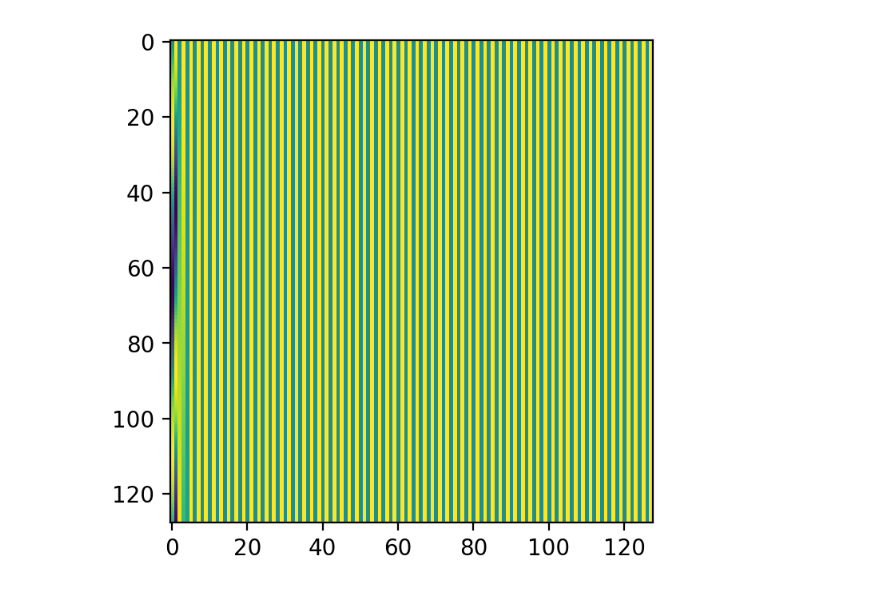
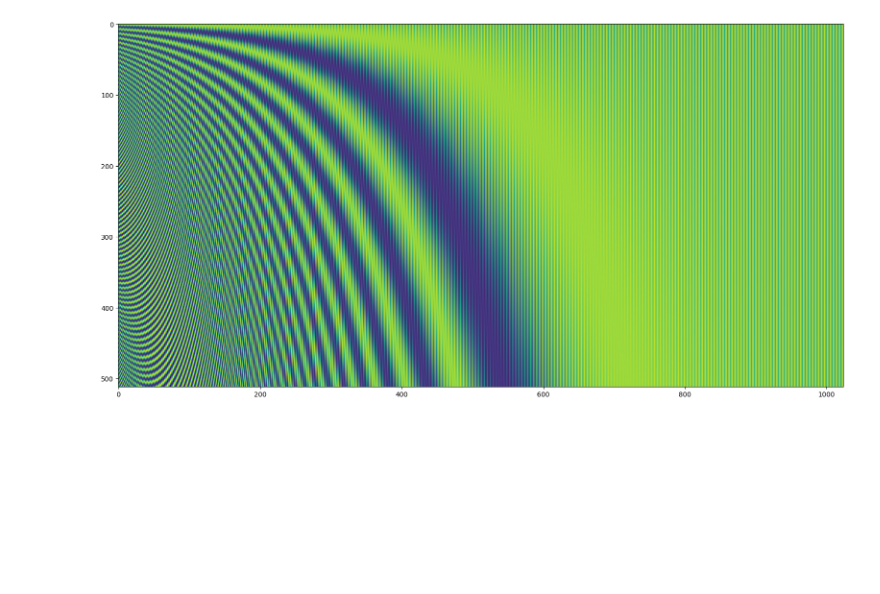
Before and after one commit to nymwa/tokipona_notebook, a Jupyter notebook: posenc.ipynb, the cells around one changed output. Saved outputs shown, nothing was run; the diff lists cells and outputs as text; code cells hidden in the pictures; blank space fills up the shorter version.

```diff
--- a/posenc.ipynb
+++ b/posenc.ipynb
@@ -4,20 +4,20 @@ import torch
 import torch.nn as nn
 import matplotlib.pyplot as plt
 # %%
-max_len = 128
-d_model = 128
+max_len = 512
+d_model = 1024
 denom = 10000
 embedding = nn.Embedding(max_len, d_model).requires_grad_(False)
 pos = torch.arange(0.0, max_len).unsqueeze(-1)
-div = torch.exp(-torch.arange(0, d_model, 2.0)) / d_model * torch.log(torch.tensor(denom))
+div = torch.exp(-torch.arange(0, d_model, 2.0) / d_model * torch.log(torch.tensor(denom)))
 embedding.weight[:, 0::2] = torch.sin(div * pos)
 embedding.weight[:, 1::2] = torch.cos(div * pos)
 # %%
 x = embedding.weight.data.numpy()
-plt.figure(dpi=200)
-plt.imshow(x)
+plt.figure(figsize = (20, 10), dpi = 100)
+plt.imshow(x[:, :])
 plt.show()
 # %% [output]
-[figure, old version]
+[figure, new version]
 # %%
 torch.arange(10) + 5
```
Also changed, not shown: parts of 1 cell of this notebook, 3 other files.
